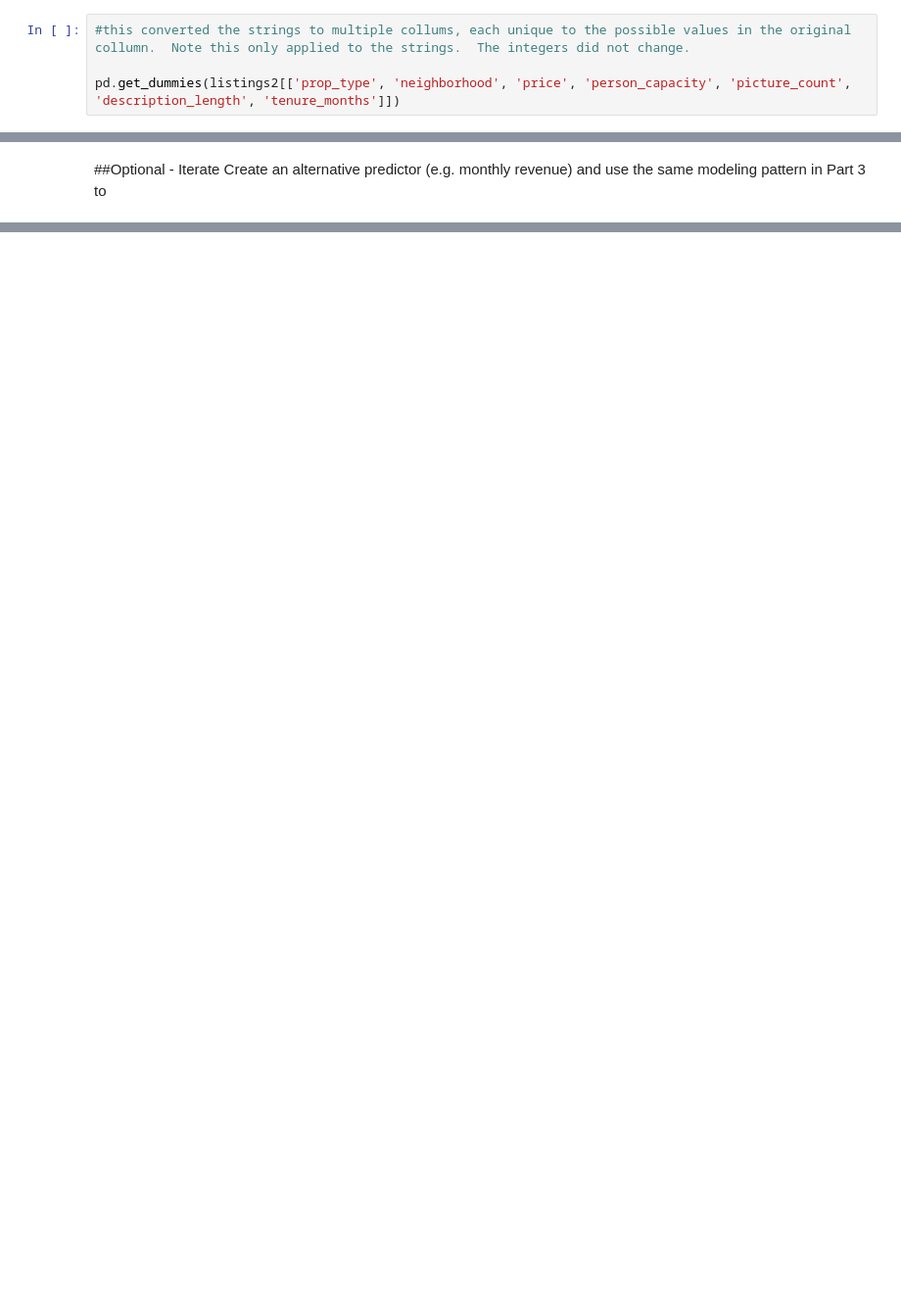
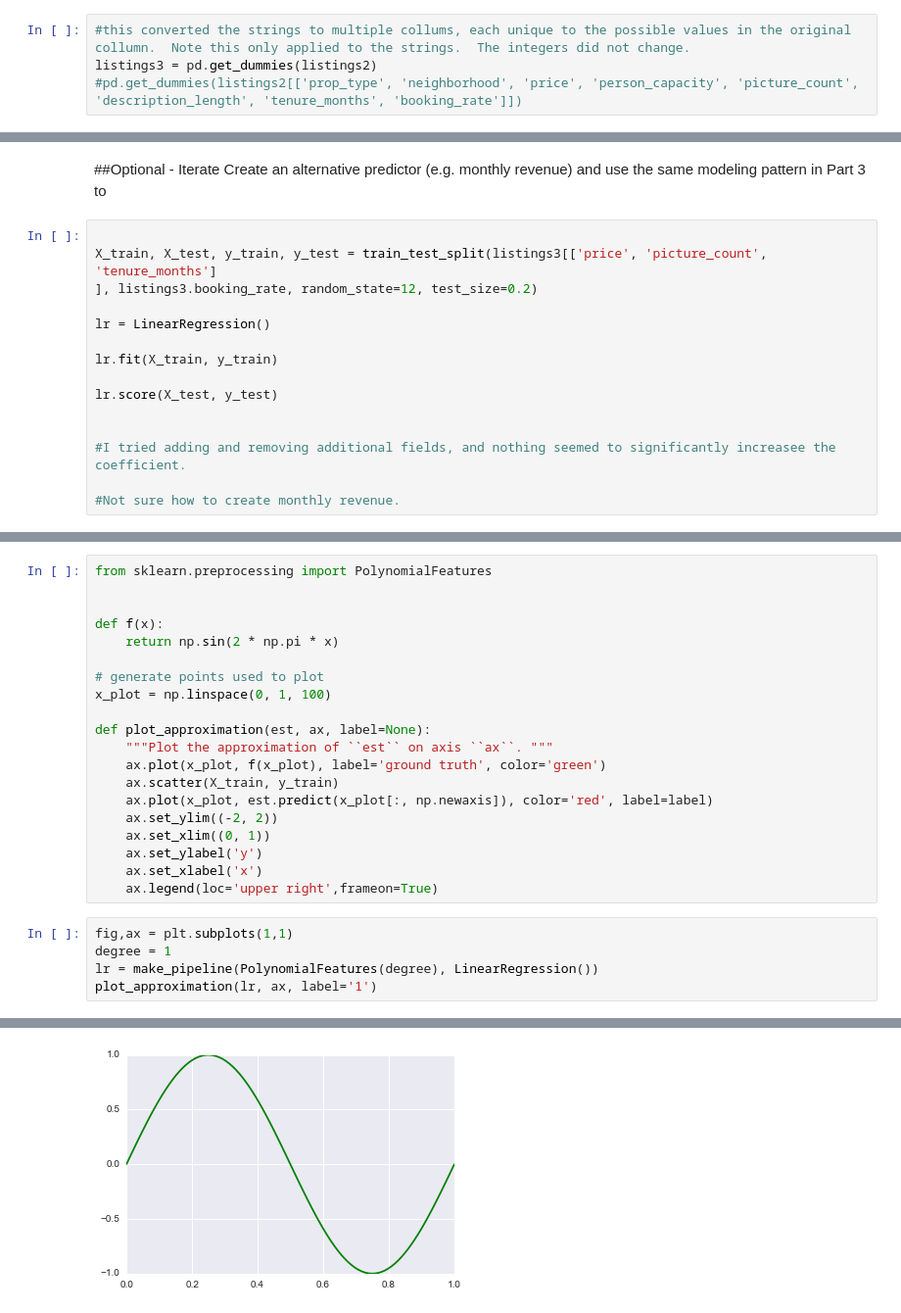
Before and after one commit to jofo45/DAT_SF_11, a Jupyter notebook: homeworks/hw1/hw1_soln.ipynb, the cells around one changed output, grey strips where cells are left out. Shown at 98% size. Drawn from its saved outputs; the diff is of its cells as text; blank space fills up the shorter version.

```diff
--- a/homeworks/hw1/hw1_soln.ipynb
+++ b/homeworks/hw1/hw1_soln.ipynb
@@ -284,5 +335,5 @@ listings2[listings2.tenure_months > 9].tail()
 ###`prop_type` and `neighborhood` are categorical variables, use `get_dummies()` (http://pandas.pydata.org/pandas-docs/stable/generated/pandas.core.reshape.get_dummies.html) to transform this column of categorical data to many columns of boolean values (after applying this function correctly there should be 1 column for every prop_type and 1 column for every neighborhood category.
 # %%
 #this converted the strings to multiple collums, each unique to the possible values in the original collumn.  Note this only applied to the strings.  The integers did not change.
-
-pd.get_dummies(listings2[['prop_type', 'neighborhood', 'price', 'person_capacity', 'picture_count', 'description_length', 'tenure_months']])
+listings3 = pd.get_dummies(listings2)
+#pd.get_dummies(listings2[['prop_type', 'neighborhood', 'price', 'person_capacity', 'picture_count', 'description_length', 'tenure_months', 'booking_rate']])
@@ -333,3 +390,18 @@ http://scikit-learn.org/stable/modules/generated/sklearn.linear_model.LinearRegr
 # %% [markdown]
 ##Optional - Iterate
 Create an alternative predictor (e.g. monthly revenue) and use the same modeling pattern in Part 3 to
+# %%
+
+X_train, X_test, y_train, y_test = train_test_split(listings3[['price', 'picture_count', 'tenure_months']
+], listings3.booking_rate, random_state=12, test_size=0.2)
+
+lr = LinearRegression()
+
+lr.fit(X_train, y_train)
+
+lr.score(X_test, y_test)
+
+
+#I tried adding and removing additional fields, and nothing seemed to significantly increasee the coefficient.
+
+#Not sure how to create monthly revenue.
@@ -335,0 +420,26 @@ Create an alternative predictor (e.g. monthly revenue) and use the same modeling
+# %%
+from sklearn.preprocessing import PolynomialFeatures
+
+
+def f(x):
+    return np.sin(2 * np.pi * x)
+
+# generate points used to plot
+x_plot = np.linspace(0, 1, 100)
+
+def plot_approximation(est, ax, label=None):
+    """Plot the approximation of ``est`` on axis ``ax``. """
+    ax.plot(x_plot, f(x_plot), label='ground truth', color='green')
+    ax.scatter(X_train, y_train)
+    ax.plot(x_plot, est.predict(x_plot[:, np.newaxis]), color='red', label=label)
+    ax.set_ylim((-2, 2))
+    ax.set_xlim((0, 1))
+    ax.set_ylabel('y')
+    ax.set_xlabel('x')
+    ax.legend(loc='upper right',frameon=True)
+# %%
+fig,ax = plt.subplots(1,1)
+degree = 1
+lr = make_pipeline(PolynomialFeatures(degree), LinearRegression())
+plot_approximation(lr, ax, label='1')
+# %% [output]
@@ -335,0 +447 @@ Create an alternative predictor (e.g. monthly revenue) and use the same modeling
+[figure, added]
```
Also changed, not shown: parts of 23 cells of this notebook, 4 other files.
